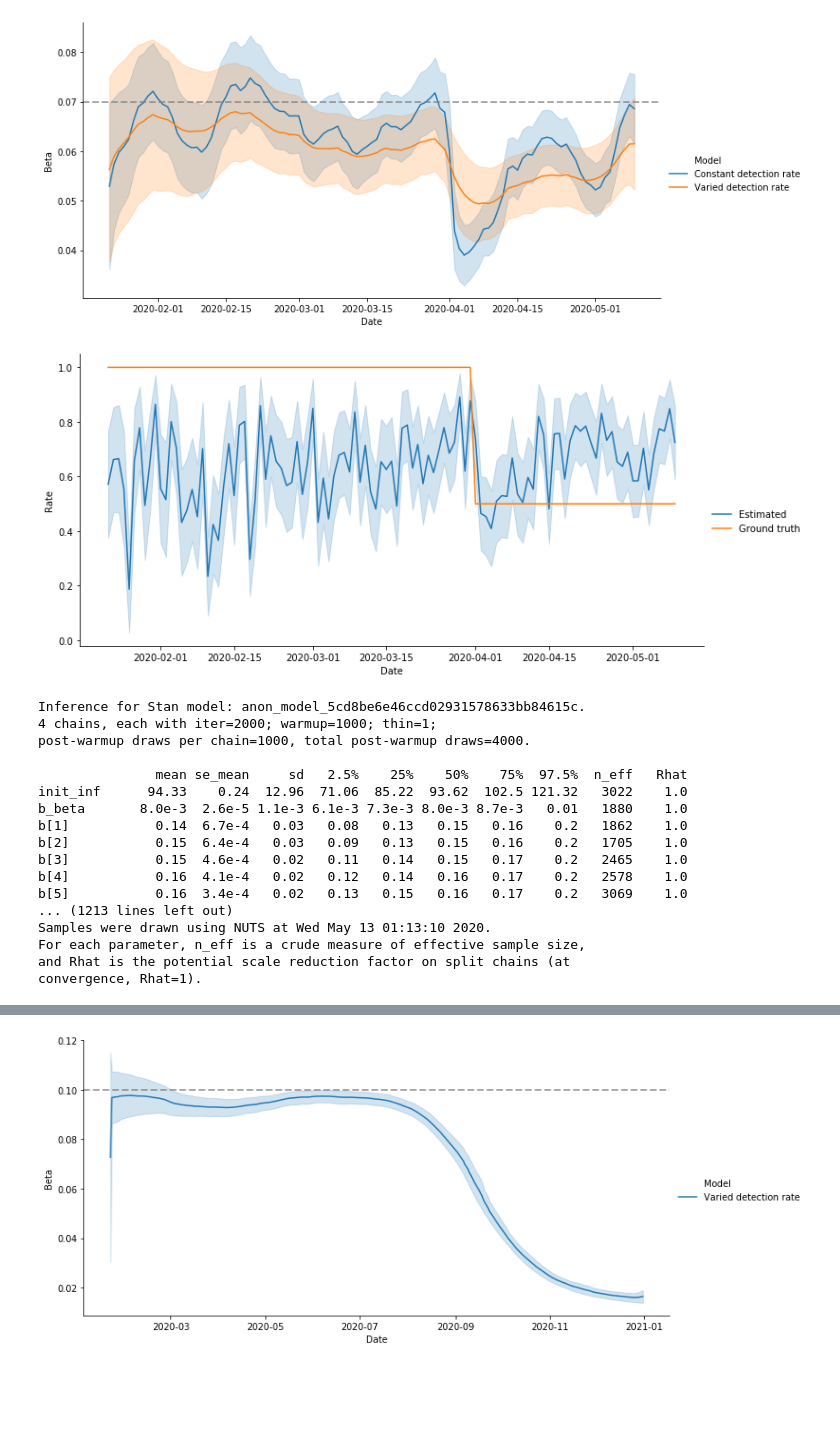
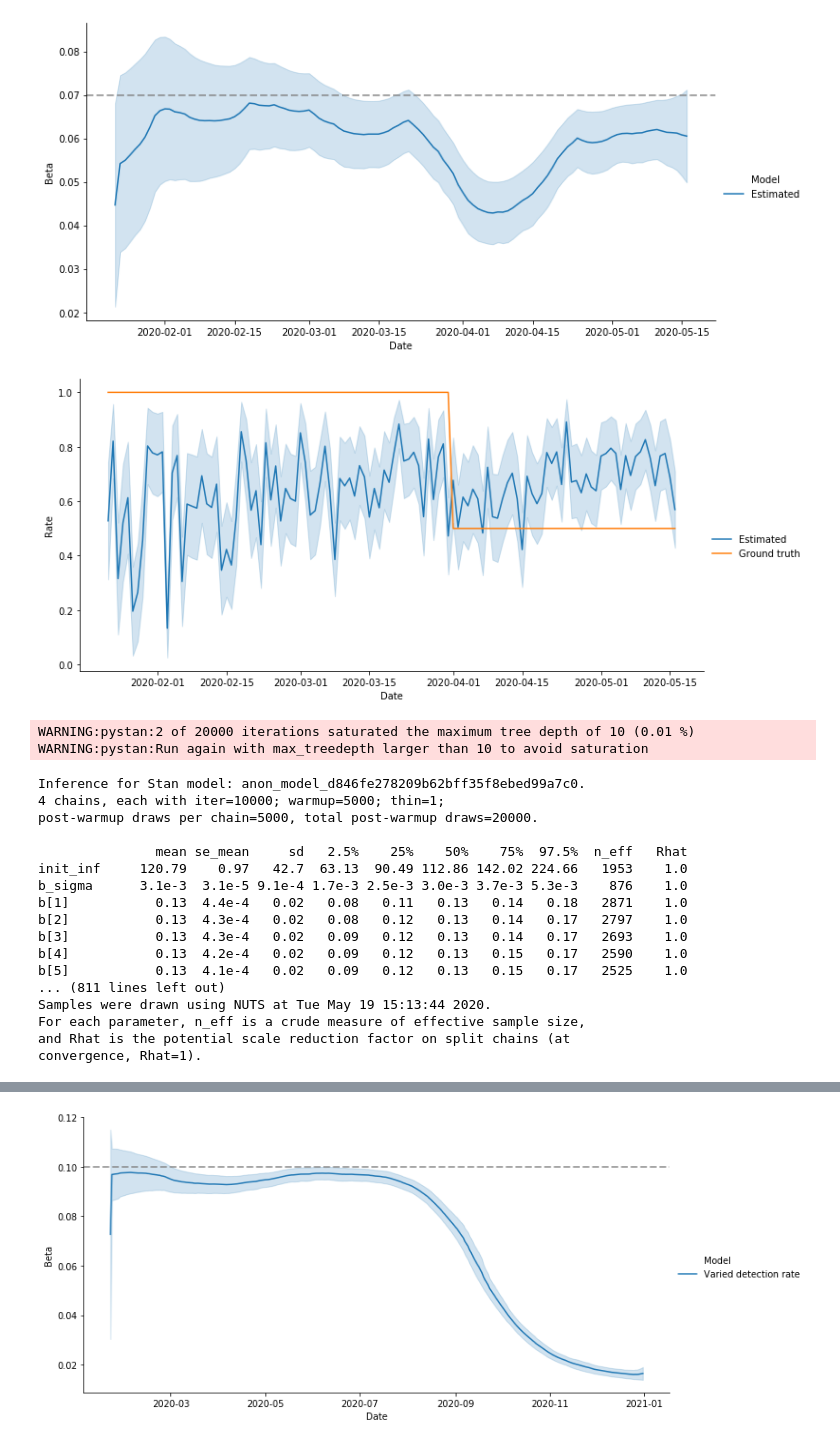
Before and after one commit to yoriyuki/BayesianCOVID19, a Jupyter notebook: notebook/Experiments.ipynb, the cells around one changed output, grey strips where cells are left out. Drawn from its saved outputs; the diff is of its cells as text; code cells hidden in the pictures; blank space fills up the shorter version.

```diff
--- a/notebook/Experiments.ipynb
+++ b/notebook/Experiments.ipynb
@@ -89,0 +81,3 @@ INFO:pystan:COMPILING THE C++ CODE FOR MODEL anon_model_e7746764851833e7f3347e37
+# %%
+## Compile models ##
+sm = pystan.StanModel(file="model.stan")
@@ -111,10 +107,9 @@ def simulate(b, q, init_inf, a, d, P, index):
         C_obs.append(int(C_obs[-1]+poisson.rvs(q*NI)))
         D_obs.append(int(D_obs[-1]+poisson.rvs(d*(C_obs[-1]-R_obs[-1]-D_obs[-1]))))
         R_obs.append(R_obs[-1]+a*(C_obs[-1]-R_obs[-1]-D_obs[-1]))
-    return {'C0':np.array(C_obs), 'D0':np.array(D_obs), 'T':len(C_obs), 'T0':0, 'P':P, 'b_beta_0':0.1, 'q0':q}
+    return {'C0':np.array(C_obs), 'D0':np.array(D_obs), 'T':len(C_obs), 'T0':0, 'P':P, 'b_sigma_0':0.1, 'q0':q}
 
 data = simulate(0.07, 0.2, 100, 0.04, 0.001, 1200_0000, index)
 
-infered_const_q = fit_and_infer(sm=sm_const_q, data=data)
-infered_every = fit_and_infer(sm=sm_every, data=data)
+infered = fit_and_infer(sm=sm, data=data)
 # %% [output]
@@ -167,8 +141,7 @@ convergence, Rhat=1).
 # %%
-beta_const_q = extract_var(var_name='b', data=infered_const_q)
-beta = extract_var(var_name='b', data=infered_every)
-q = extract_var(var_name='q', data=infered_every)
-draw({'Constant detection rate':beta_const_q, 'Varied detection rate':beta}, name='const_beta', line=0.07,
+beta = extract_var(var_name='b', data=infered)
+q = extract_var(var_name='q', data=infered)
+draw({'Estimated':beta}, name='const_beta', line=0.07,
      label_name='Model', value_name='Beta')
 draw({'Estimated':q}, line=0.2, name='const_q', label_name=None, value_name='Rate')
 # %% [output]
@@ -200,10 +173,9 @@ def simulate(b, q1, q2, init_inf, a, d, P, index):
         D_obs.append(int(D_obs[-1]+poisson.rvs(d*(C_obs[-1]-R_obs[-1]-D_obs[-1]))))
         R_obs.append(R_obs[-1]+a*(C_obs[-1]-R_obs[-1]-D_obs[-1]))
     return {'C0':np.array(C_obs), 'D0':np.array(D_obs),
-            'T':len(C_obs), 'T0':0, 'P':P, 'b_beta_0':0.1, 'q0':q1}, np.array(q)
+            'T':len(C_obs), 'T0':0, 'P':P, 'b_sigma_0':0.1, 'q0':q1}, np.array(q)
 
 data, q_true = simulate(0.07, 1, 0.5, 100, 0.04, 0.001, 1200_0000, index)
 
-infered_const_q = fit_and_infer(sm=sm_const_q, data=data)
-infered_every = fit_and_infer(sm=sm_every, data=data)
+infered = fit_and_infer(sm=sm, data=data)
 # %% [output]
@@ -251,16 +201,15 @@ convergence, Rhat=1).
 # %%
-beta_const_q = extract_var(var_name='b', data=infered_const_q)
-beta = extract_var(var_name='b', data=infered_every)
-q = extract_var(var_name='q', data=infered_every)
+beta = extract_var(var_name='b', data=infered)
+q = extract_var(var_name='q', data=infered)
 
-draw({'Constant detection rate':beta_const_q, 'Varied detection rate':beta}, name='step_beta',
+draw({'Estimated':beta}, name='step_beta',
      label_name='Model', value_name='Beta', line=0.07)
 
 q_true = pd.DataFrame(q_true, index)
 draw({'Estimated':q, 'Ground truth':q_true}, name='step_q', value_name='Rate', label_name='')
 # %% [output]
-[figure, old version]
+[figure, new version]
-[figure, old version]
+[figure, new version]
 # %%
 #### Changing beta ####
 from scipy.stats import poisson
@@ -287,27 +236,28 @@ def simulate(b0, b1, q0, init_inf, a, d, P, index):
         b.append(b[-1] - b1)
 
     return {'C0':np.array(C_obs), 'D0':np.array(D_obs),
-            'T':len(C_obs), 'T0':0, 'P':P, 'b_beta_0':1, 'q0':q0}, np.array(q), np.array(b)
+            'T':len(C_obs), 'T0':0, 'P':P, 'b_sigma_0':1, 'q0':q0}, np.array(q), np.array(b)
 data, q_true, b_true = simulate(0.16, 0.001, 0.5, 100, 0.04, 0.001, 1200_0000, index)
 
-infered_const_q = fit_and_infer(sm=sm_const_q, data=data)
-infered_every = fit_and_infer(sm=sm_every, data=data)
+infered = fit_and_infer(sm=sm, data=data)
 # %% [output]
-Inference for Stan model: anon_model_5cd8be6e46ccd02931578633bb84615c.
-4 chains, each with iter=2000; warmup=1000; thin=1;
-post-warmup draws per chain=1000, total post-warmup draws=4000.
-
-               mean se_mean     sd   2.5%    25%    50%    75%  97.5%  n_eff   Rhat
-init_inf      94.33    0.24  12.96  71.06  85.22  93.62  102.5 121.32   3022    1.0
-b_beta       8.0e-3  2.6e-5 1.1e-3 6.1e-3 7.3e-3 8.0e-3 8.7e-3   0.01   1880    1.0
-b[1]           0.14  6.7e-4   0.03   0.08   0.13   0.15   0.16    0.2   1862    1.0
-b[2]           0.15  6.4e-4   0.03   0.09   0.13   0.15   0.16    0.2   1705    1.0
-b[3]           0.15  4.6e-4   0.02   0.11   0.14   0.15   0.17    0.2   2465    1.0
-b[4]           0.16  4.1e-4   0.02   0.12   0.14   0.16   0.17    0.2   2578    1.0
-b[5]           0.16  3.4e-4   0.02   0.13   0.15   0.16   0.17    0.2   3069    1.0
-... (1213 lines left out)
-Samples were drawn using NUTS at Wed May 13 01:13:10 2020.
-For each parameter, n_eff is a crude measure of effective sample size,
-and Rhat is the potential scale reduction factor on split chains (at
-convergence, Rhat=1).
+WARNING:pystan:2 of 20000 iterations saturated the maximum tree depth of 10 (0.01 %)
+WARNING:pystan:Run again with max_treedepth larger than 10 to avoid saturation
+Inference for Stan model: anon_model_d846fe278209b62bff35f8ebed99a7c0.
+4 chains, each with iter=10000; warmup=5000; thin=1;
+post-warmup draws per chain=5000, total post-warmup draws=20000.
+
+               mean se_mean     sd   2.5%    25%    50%    75%  97.5%  n_eff   Rhat
+init_inf     120.79    0.97   42.7  63.13  90.49 112.86 142.02 224.66   1953    1.0
+b_sigma      3.1e-3  3.1e-5 9.1e-4 1.7e-3 2.5e-3 3.0e-3 3.7e-3 5.3e-3    876    1.0
+b[1]           0.13  4.4e-4   0.02   0.08   0.11   0.13   0.14   0.18   2871    1.0
+b[2]           0.13  4.3e-4   0.02   0.08   0.12   0.13   0.14   0.17   2797    1.0
+b[3]           0.13  4.3e-4   0.02   0.09   0.12   0.13   0.14   0.17   2693    1.0
+b[4]           0.13  4.2e-4   0.02   0.09   0.12   0.13   0.15   0.17   2590    1.0
+b[5]           0.13  4.1e-4   0.02   0.09   0.12   0.13   0.15   0.17   2525    1.0
+... (811 lines left out)
+Samples were drawn using NUTS at Tue May 19 15:13:44 2020.
+For each parameter, n_eff is a crude measure of effective sample size,
+and Rhat is the potential scale reduction factor on split chains (at
+convergence, Rhat=1).
 # %%
```
Also changed, not shown: parts of 17 cells of this notebook, 1 other file.
